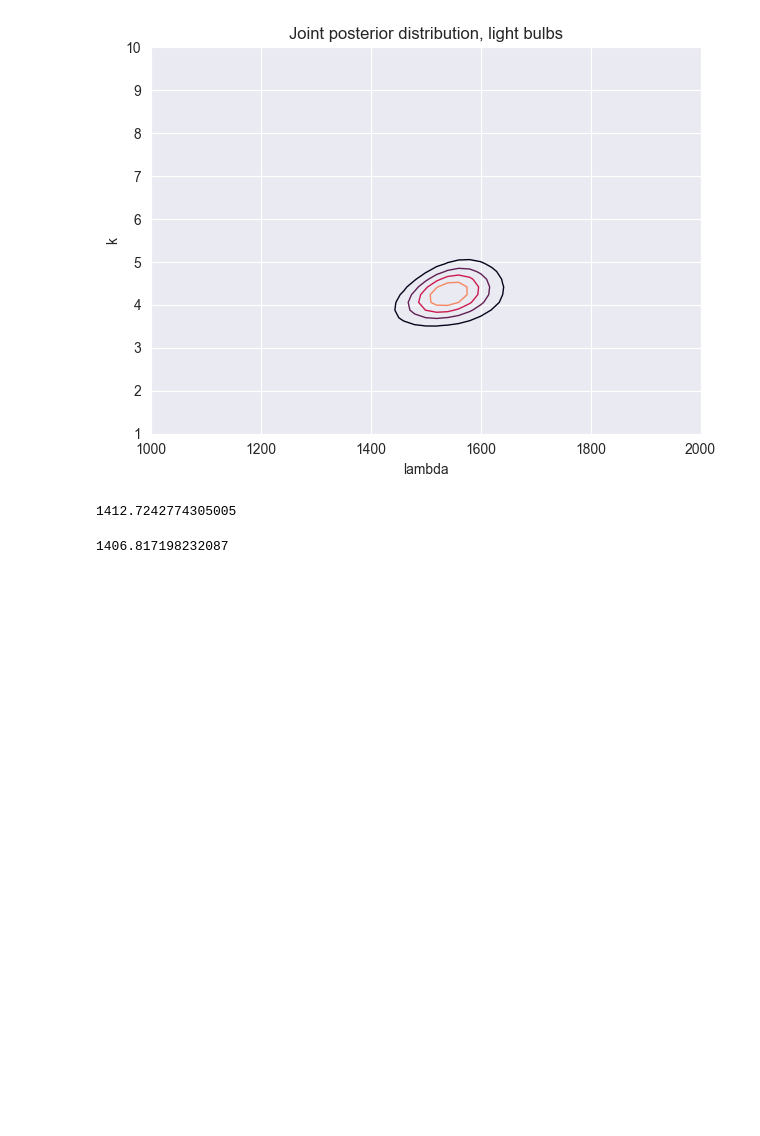
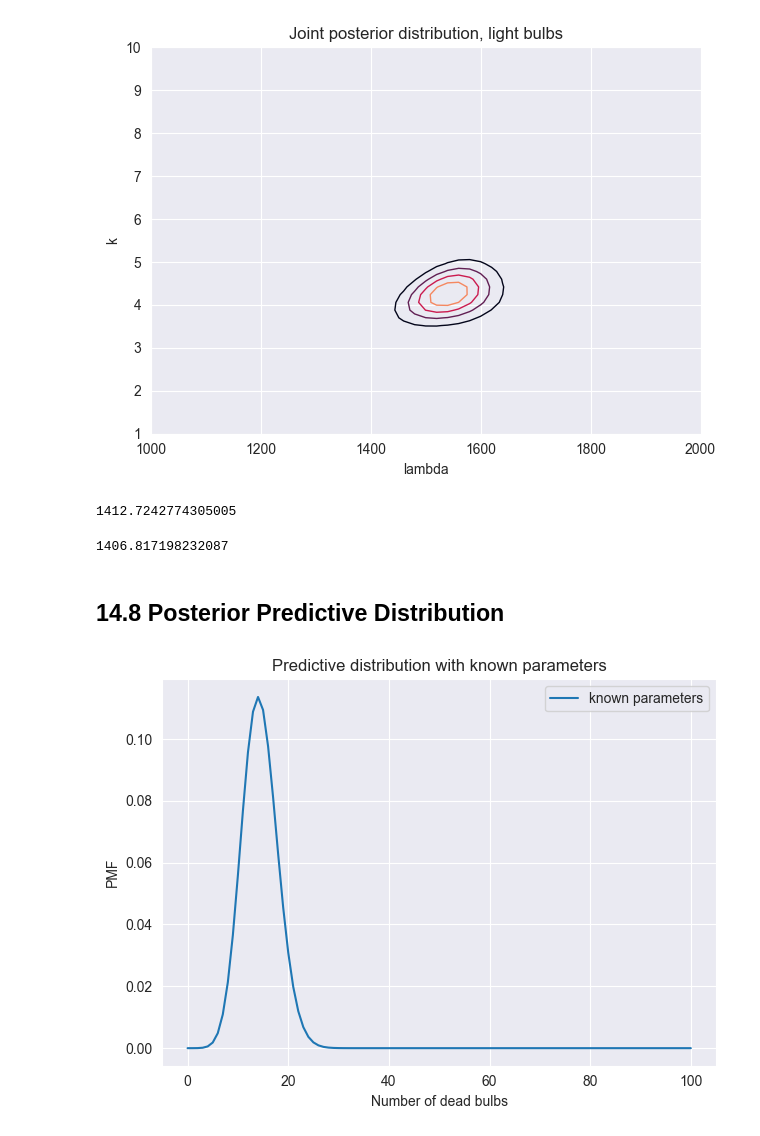
Before and after one commit to Xupeiyi/think-bayes, a Jupyter notebook: chapter14.ipynb, the cells around one changed output. Cells and saved outputs as stored; diff of their text form; code cells hidden in the pictures; blank space fills up the shorter version.

```diff
--- a/chapter14.ipynb
+++ b/chapter14.ipynb
@@ -339,3 +341,24 @@ joint_weibull_mean(posterior_bulb)
 joint_weibull_mean(posterior_bulb2)
 # %% [output]
 1406.817198232087
+# %% [markdown]
+## 14.8 Posterior Predictive Distribution
+# %%
+lambda_ = 1550
+k = 4.25
+t = 1000
+
+prob_dead = weibull_dist(lambda_, k).cdf(t)
+
+n = 100
+p = prob_dead
+dist_num_dead = make_binomial(n, p)
+
+dist_num_dead.plot(label='known parameters')
+decorate(
+    xlabel='Number of dead bulbs',
+    ylabel='PMF',
+    title='Predictive distribution with known parameters'
+)
+# %% [output]
+[figure, added]
```
Also changed, not shown: parts of 3 cells of this notebook.
